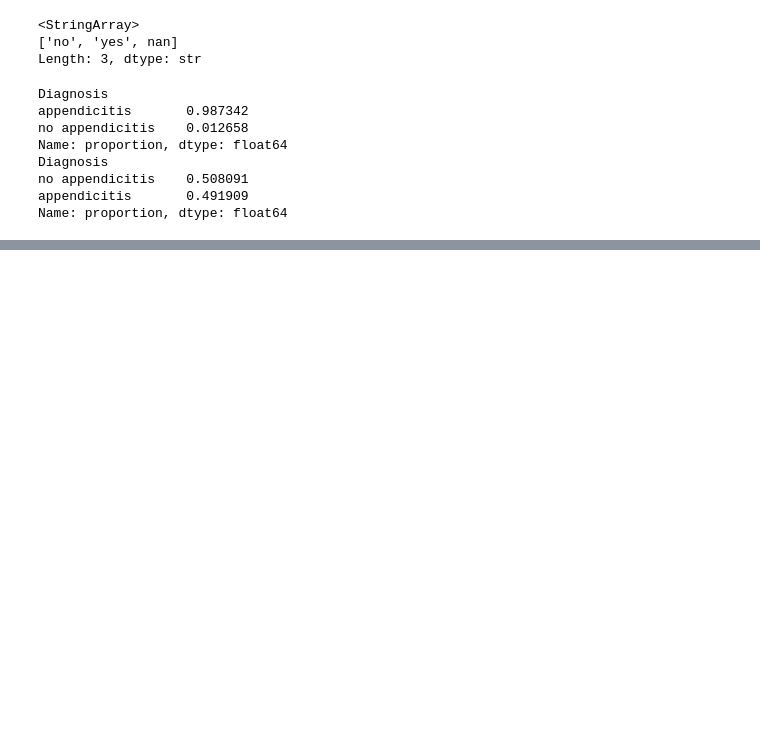
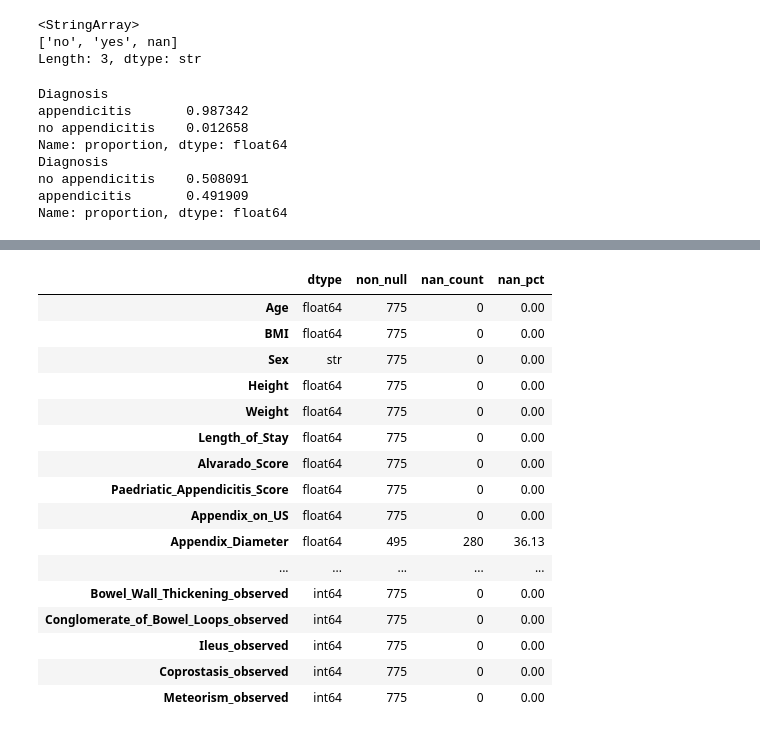
Before and after one commit to mathis-hasler/Data-Project-ML, a Jupyter notebook: Assignment_01/EDA_TBM.ipynb, the cells around one changed output, grey strips where cells are left out. Saved outputs shown, nothing was run; the diff lists cells and outputs as text; code cells hidden in the pictures; blank space fills up the shorter version.

Commit message:
Data Preprocessing TBM + Start SVC

```diff
--- a/Assignment_01/EDA.ipynb
+++ b/Assignment_01/EDA_TBM.ipynb
@@ -907,0 +1434,12 @@ X[col] = X[col].fillna(-1)
+# %%
+col = 'Meteorism'
+
+# 1. Add the indicator first
+X[f'{col}_observed'] = X[col].notna().astype(int)
+
+# 2. Map yes/no to 1/0
+X[col] = X[col].map({'yes': 1, 'no': 0})
+
+# 3. Fill NaN with sentinel — for tree based models you could leave it
+# but -1 is a safe neutral fill that won't create spurious splits
+X[col] = X[col].fillna(-1)
@@ -907,0 +1468,3 @@ X[col] = X[col].fillna(-1)
+# %%
+X['Enteritis'] = X['Enteritis'].map({'yes': 1, 'no': 0})
+# NaN stays NaN — tree handles it natively
@@ -907,0 +1491,30 @@ X[col] = X[col].fillna(-1)
+# %%
+X = X.drop(columns=['Gynecological_Findings'])
+# %%
+nan_summary = pd.DataFrame({
+    'dtype': X.dtypes,
+    'non_null': X.notna().sum(),
+    'nan_count': X.isna().sum(),
+    'nan_pct': (X.isna().sum() / len(X) * 100).round(2)
+})
+# %%
+with pd.option_context('display.max_rows', None, 'display.max_columns', None):
+    display(nan_summary)
+# %% [output]
+|  | dtype | non_null | nan_count | nan_pct |
+| Age | float64 | 775 | 0 | 0.00 |
+| BMI | float64 | 775 | 0 | 0.00 |
+| Sex | str | 775 | 0 | 0.00 |
+| Height | float64 | 775 | 0 | 0.00 |
+| Weight | float64 | 775 | 0 | 0.00 |
+| Length_of_Stay | float64 | 775 | 0 | 0.00 |
+| Alvarado_Score | float64 | 775 | 0 | 0.00 |
+| Paedriatic_Appendicitis_Score | float64 | 775 | 0 | 0.00 |
+| Appendix_on_US | float64 | 775 | 0 | 0.00 |
+| Appendix_Diameter | float64 | 495 | 280 | 36.13 |
+| ... | ... | ... | ... | ... |
+| Bowel_Wall_Thickening_observed | int64 | 775 | 0 | 0.00 |
+| Conglomerate_of_Bowel_Loops_observed | int64 | 775 | 0 | 0.00 |
+| Ileus_observed | int64 | 775 | 0 | 0.00 |
+| Coprostasis_observed | int64 | 775 | 0 | 0.00 |
+| Meteorism_observed | int64 | 775 | 0 | 0.00 |
```
Also changed, not shown: parts of 65 cells of this notebook, 4 other files.
